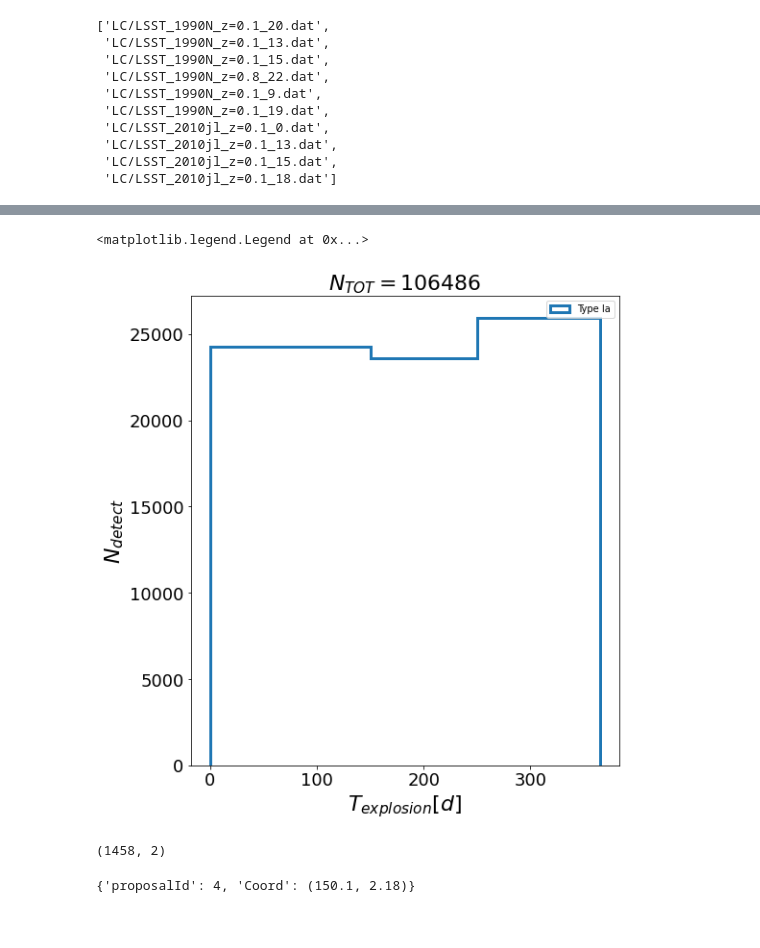
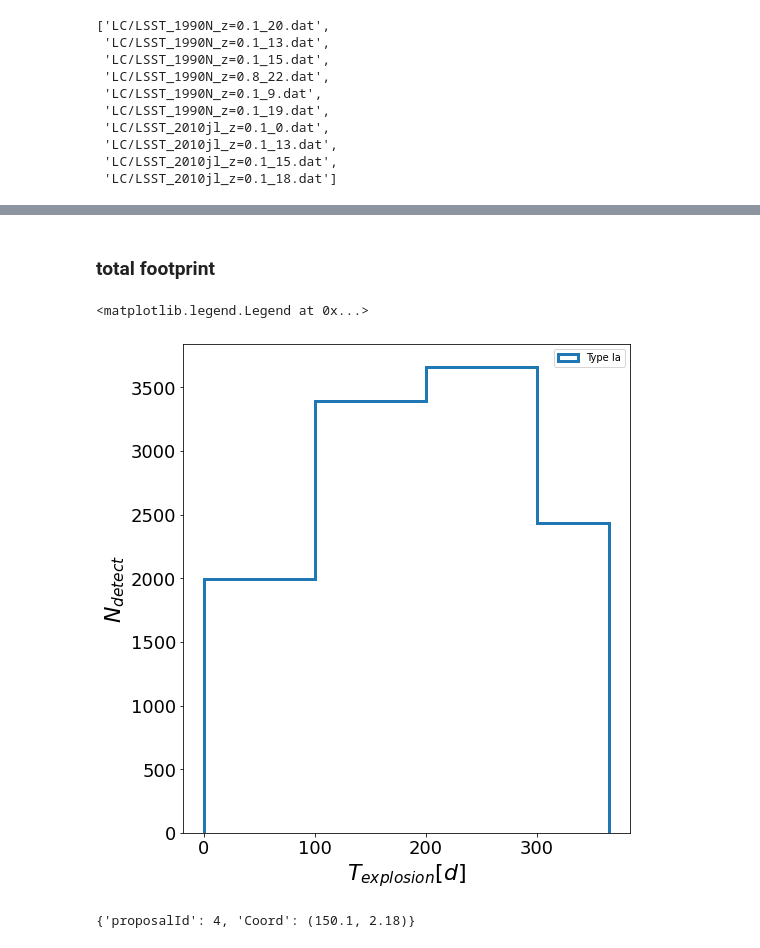
Before and after one commit to FabioRagosta/LSSTmetrics, a Jupyter notebook: SNRateMetric.ipynb, the cells around one changed output, grey strips where cells are left out. Drawn from its saved outputs; the diff is of its cells as text; code cells hidden in the pictures.

```diff
--- a/SNRateMetric.ipynb
+++ b/SNRateMetric.ipynb
@@ -663,7 +647,7 @@ dict_keys([(1, 'Ia'), (2, 'get_Col'), (3, 'get_Col'), (4, 'Ia_test'), (5, 'Ia_fa
 # %%
 df17={}
 coo_df={}
-for metric in [(2, 'get_Col'),(4, 'Ia_test')]:#, (4, 'II'), (5, 'Ibc')]:
+for metric in [(2, 'get_Col'),(12, 'Ia_test_2')]:#, (4, 'II'), (5, 'Ibc')]:
     coo_df[metric[1]] = np.column_stack((bundleDicts['baseline_nexp1_v1.7_10yrs'][metric].slicer.slicePoints['ra'][np.where(bundleDicts['baseline_nexp1_v1.7_10yrs'][metric].metricValues.mask==False)]
                                       ,bundleDicts['baseline_nexp1_v1.7_10yrs'][metric].slicer.slicePoints['dec'][np.where(bundleDicts['baseline_nexp1_v1.7_10yrs'][metric].metricValues.mask==False)]))
     arr=bundleDicts['baseline_nexp1_v1.7_10yrs'][metric].metricValues.data
@@ -715,8 +760,8 @@ for lobs in obs.keys():
                       'mag_err':np.array(err_obs),'filter':np.array(f_obs)}})
 # %%
 ra_lc,dec_lc=[],[]
-for lobs in obs.keys():
-    ra_lc.append(coo[lobs][0][0])
-    dec_lc.append(coo[lobs][0][1])
+for i in range(len(df17['Ia_test_2']['SN_coo'])):
+    ra_lc.append(df17['Ia_test_2']['SN_coo'][i][0])
+    dec_lc.append(df17['Ia_test_2']['SN_coo'][i][1])
 ra_lc=np.array(ra_lc)
 dec_lc=np.array(dec_lc)
@@ -727,7 +768,7 @@ np.size(ra_lc)
 # %%
 ra_metric,dec_metric=[],[]
-for i in range(len(df17['Ia_test']['class'])):
-    ra_df,dec_df=pix2radec(16,df17['Ia_test']['class'][i]['pixId'][0.1])
+for i in range(len(df17['Ia_test_2']['class'])):
+    ra_df,dec_df=coo_df['Ia_test_2'][i][0]*360/(2*np.pi),coo_df['Ia_test_2'][i][1]*360/(2*np.pi)
     ra_metric.append(ra_df)
     dec_metric.append(dec_df)
 ra_metric=np.array(ra_metric)
@@ -765,18 +817,22 @@ explt=df17['Ia_test']['time_expl'][0]
+# %% [markdown]
+### total footprint
 # %%
 fig, ax=plt.subplots(1,figsize=(8,9))
-#for i, key in enumerate(df17.keys()):
-explt=np.concatenate(df17['Ia_test']['time_expl'])
+e=[]
+for i, key in enumerate(df17['Ia_test_2']['time_expl']):
+    e.append(df17['Ia_test_2']['time_expl'][i].tolist()[0.1])
+explt=np.concatenate(e)
 explt=explt-min(explt)
-ax.hist(explt,np.array([0,150,250,365]), histtype='step',linewidth=3,align='mid',label='Type Ia')
+ax.hist(explt,np.array([0,100,200,300,365]), histtype='step',linewidth=3,align='mid',label='Type Ia')
 ax.set_xlabel(r'$T_{explosion}[d]$',fontsize=22)
 ax.set_ylabel(r'$N_{detect}$',fontsize=22)
-ax.set_title(r'$N_{TOT}=106486$',fontsize=22)
+#ax.set_title(r'$N_{TOT}=106486$',fontsize=22)
 ax.tick_params('both', labelsize=18)
 plt.legend()
 #plt.savefig('./Figure/hist_expl_v1.4_sD1_nexp37_nsn1_Ia.pdf')
 # %% [output]
 <matplotlib.legend.Legend at 0x...>
-[figure, old version]
+[figure, new version]
 # %%
 def pix2radec(nside, ipix, degree=True):
     """from ipix to ra/dec"""
@@ -788,7 +844,3 @@ def pix2radec(nside, ipix, degree=True):
         ra = np.rad2deg(ra)
         dec = np.rad2deg(dec)
     return ra, dec
-# %%
-np.shape(coo['Ia_test'])
-# %% [output]
-(1458, 2)
```
Also changed, not shown: parts of 64 cells of this notebook.
